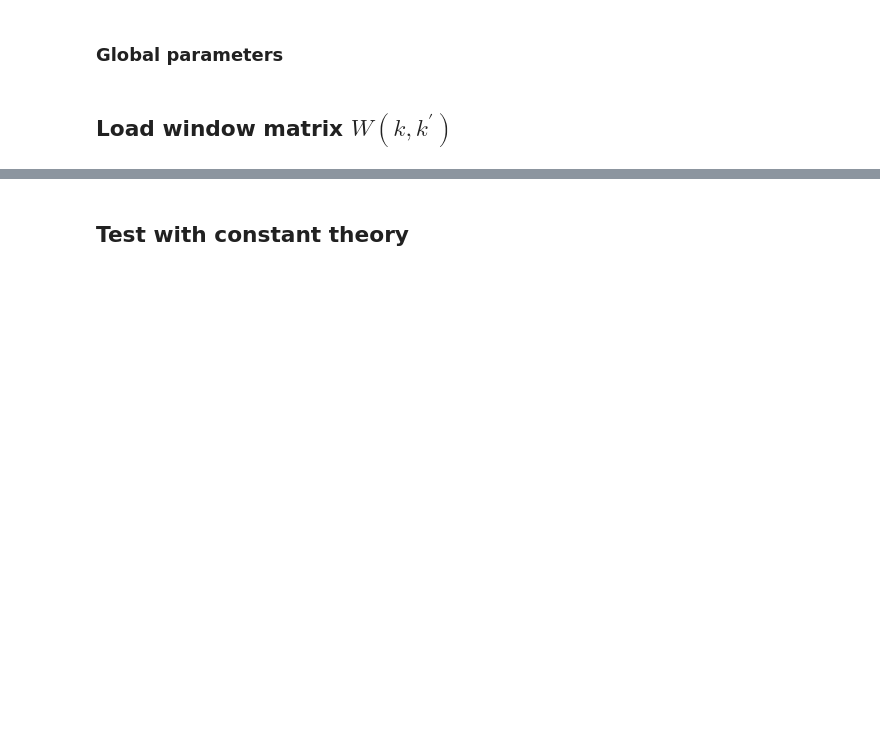
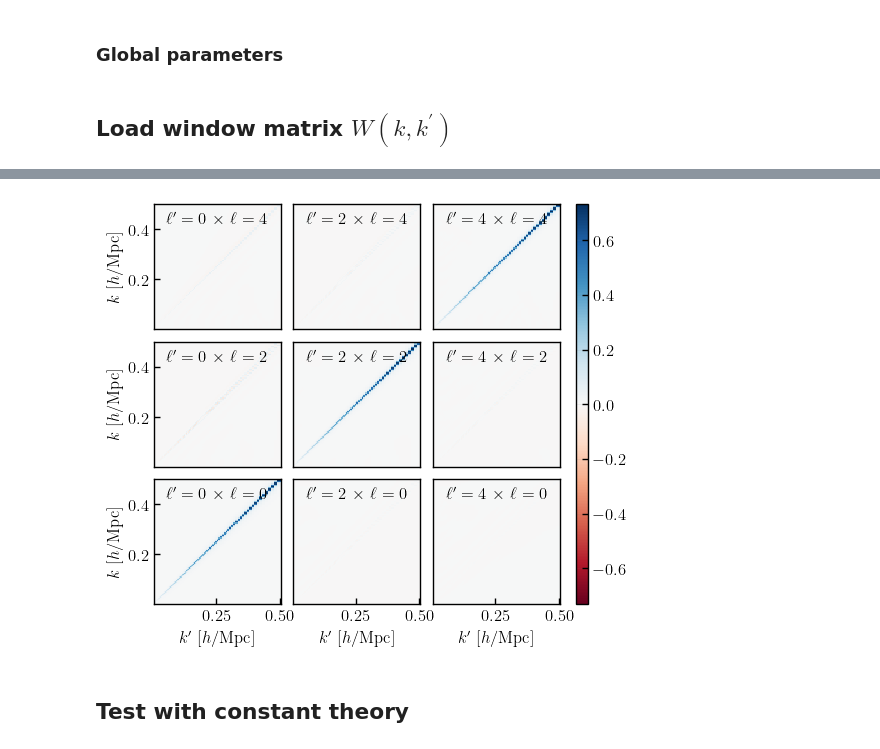
Before and after one commit to mathildepinon/desi-fiber-collisions, a Jupyter notebook: nb/wmatrix_plots.ipynb, the cells around one changed output, grey strips where cells are left out. Saved outputs shown, nothing was run; the diff lists cells and outputs as text; code cells hidden in the pictures; blank space fills up the shorter version.

```diff
--- a/nb/wmatrix_plots.ipynb
+++ b/nb/wmatrix_plots.ipynb
@@ -98,3 +115,14 @@ plt.show()
+# %%
+from matplotlib import colors
+
+norm = colors.CenteredNorm()
+
+plot_matrix(wm.unpacked(), figsize=(5, 5), norm=norm, x1=wm.xin, x2=wm.xout, xlabel1=r'$k^\prime$ [$h/\mathrm{Mpc}$]', xlabel2=r'$k$ [$h/\mathrm{Mpc}$]',
+            barlabel=None, label1=[r'$\ell^\prime = {:d}$'.format(proj.ell) for proj in wm.projsin], label2=[r'$\ell = {:d}$'.format(proj.ell) for proj in wm.projsout])
+plt.savefig(os.path.join(plots_dir, version, 'wmatrix_{}_{}_z{:.2f}-{:.2f}_ktmax{}.png'.format(tracer, region, zrange[0], zrange[1], ktmax)), dpi=300)
+plt.show()
+# %% [output]
+[figure, added]
 # %% [markdown]
 ## Test with constant theory
 # %%
```
Also changed, not shown: parts of 10 cells of this notebook.
